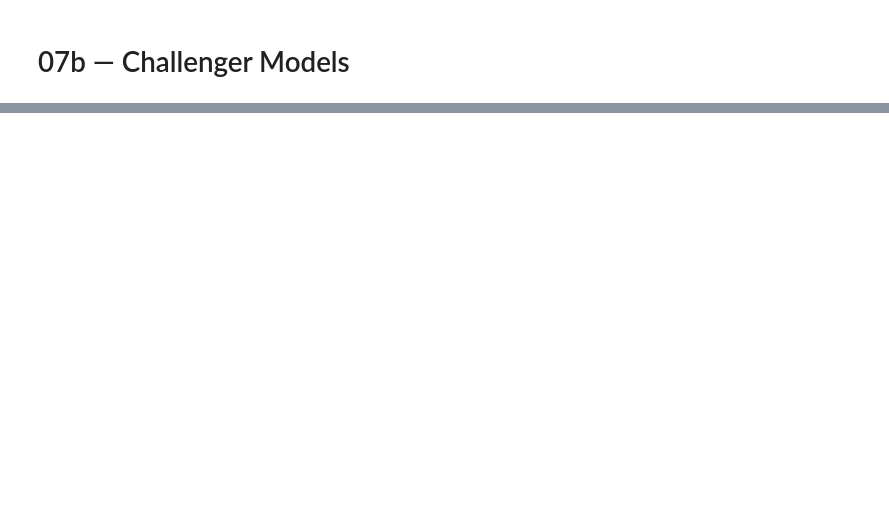
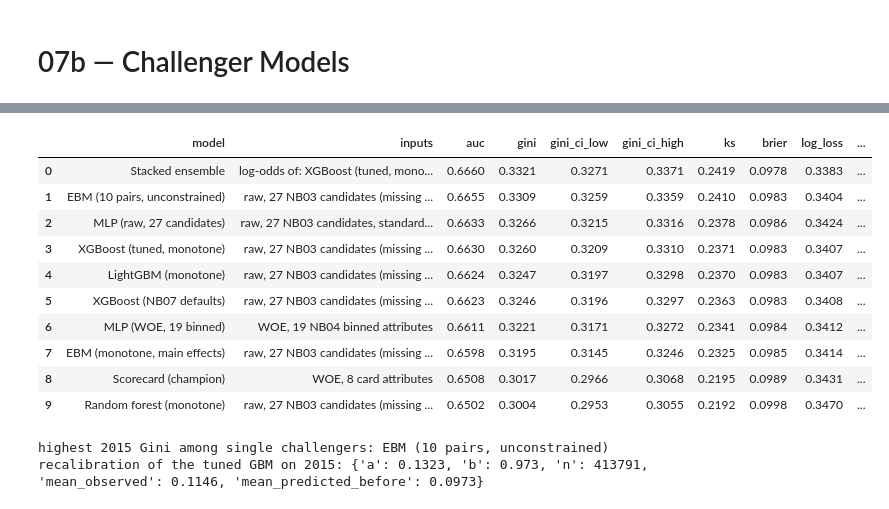
Before and after one commit to Siavash1368/score-pilot-lab, a Jupyter notebook: notebooks/07b_challenger_models.ipynb, the cells around one changed output, grey strips where cells are left out. Saved outputs shown, nothing was run; the diff lists cells and outputs as text; code cells hidden in the pictures; blank space fills up the shorter version.

```diff
--- a/notebooks/07b_challenger_models.ipynb
+++ b/notebooks/07b_challenger_models.ipynb
@@ -140,3 +184,34 @@ ax.set_yticks(range(len(c))); ax.set_yticklabels(c.model); ax.set_xlabel("Gini o
+# %%
+# Selection on 2015 only. Tuning, early stopping and the stack's meta-model all used 2015, so these numbers flatter
+# the tuned models and the stack; they rank the candidates, they are not results.
+preds_va = {"Scorecard (champion)": p_card["va"]}
+preds_va.update({n: C.predict_p(m, va) for n, m in fits.items()})
+preds_va["Stacked ensemble"] = stack.predict(base_va)
+cmp_va = V.model_comparison(va["bad"], preds_va, reference="Scorecard (champion)", fit_seconds={**times, "Scorecard (champion)": np.nan},
+                            inputs=INPUTS).sort_values("gini", ascending=False).reset_index(drop=True)
+cmp_va.to_csv(config.DOCS_DIR / "exhibits" / "challenger_comparison_2015.csv", index=False)
+display(cmp_va.drop(columns=["explainability"]))
+singles = cmp_va[~cmp_va.model.isin(["Scorecard (champion)", "Stacked ensemble"])]
+BEST_ON_2015 = singles.model.iloc[0]
+print("highest 2015 Gini among single challengers:", BEST_ON_2015)
+
+# Recalibrate the tuned GBM on 2015 (logit-linear), so its probabilities are on the 2015 level before the pilot report
+RECAL = V.fit_recalibration(va["bad"], preds_va["XGBoost (tuned, monotone)"])
+print("recalibration of the tuned GBM on 2015:", {k: round(v, 4) if isinstance(v, float) else v for k, v in RECAL.items()})
+# %% [output]
+|  | model | inputs | auc | gini | gini_ci_low | gini_ci_high | ks | brier | log_loss | ... |
+| 0 | Stacked ensemble | log-odds of: XGBoost (tuned, mono... | 0.6660 | 0.3321 | 0.3271 | 0.3371 | 0.2419 | 0.0978 | 0.3383 | ... |
+| 1 | EBM (10 pairs, unconstrained) | raw, 27 NB03 candidates (missing ... | 0.6655 | 0.3309 | 0.3259 | 0.3359 | 0.2410 | 0.0983 | 0.3404 | ... |
+| 2 | MLP (raw, 27 candidates) | raw, 27 NB03 candidates, standard... | 0.6633 | 0.3266 | 0.3215 | 0.3316 | 0.2378 | 0.0986 | 0.3424 | ... |
+| 3 | XGBoost (tuned, monotone) | raw, 27 NB03 candidates (missing ... | 0.6630 | 0.3260 | 0.3209 | 0.3310 | 0.2371 | 0.0983 | 0.3407 | ... |
+| 4 | LightGBM (monotone) | raw, 27 NB03 candidates (missing ... | 0.6624 | 0.3247 | 0.3197 | 0.3298 | 0.2370 | 0.0983 | 0.3407 | ... |
+| 5 | XGBoost (NB07 defaults) | raw, 27 NB03 candidates (missing ... | 0.6623 | 0.3246 | 0.3196 | 0.3297 | 0.2363 | 0.0983 | 0.3408 | ... |
+| 6 | MLP (WOE, 19 binned) | WOE, 19 NB04 binned attributes | 0.6611 | 0.3221 | 0.3171 | 0.3272 | 0.2341 | 0.0984 | 0.3412 | ... |
+| 7 | EBM (monotone, main effects) | raw, 27 NB03 candidates (missing ... | 0.6598 | 0.3195 | 0.3145 | 0.3246 | 0.2325 | 0.0985 | 0.3414 | ... |
+| 8 | Scorecard (champion) | WOE, 8 card attributes | 0.6508 | 0.3017 | 0.2966 | 0.3068 | 0.2195 | 0.0989 | 0.3431 | ... |
+| 9 | Random forest (monotone) | raw, 27 NB03 candidates (missing ... | 0.6502 | 0.3004 | 0.2953 | 0.3055 | 0.2192 | 0.0998 | 0.3470 | ... |
+highest 2015 Gini among single challengers: EBM (10 pairs, unconstrained)
+recalibration of the tuned GBM on 2015: {'a': 0.1323, 'b': 0.973, 'n': 413791, 'mean_observed': 0.1146, 'mean_predicted_before': 0.0973}
 # %% [markdown]
 ### Decision X — Which challenger goes forward
 
```
Also changed, not shown: parts of 14 cells of this notebook, 37 other files.
